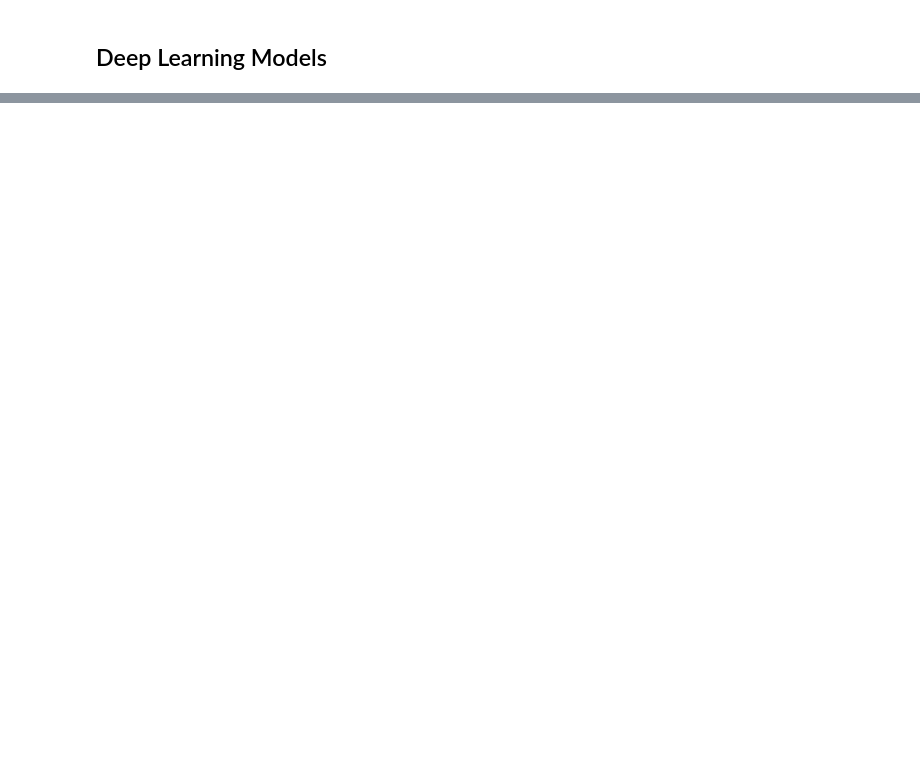
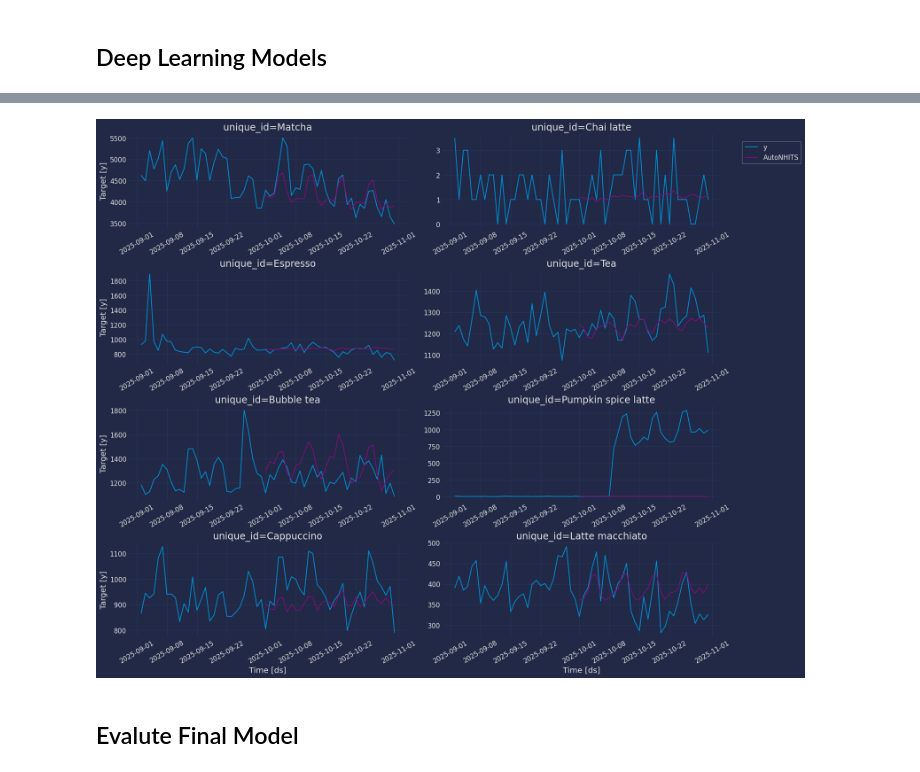
Before and after one commit to jonas-gstoettenmayr/cafe_upscaling_models, a Jupyter notebook: models_forecast_eval/model_final.ipynb, the cells around one changed output, grey strips where cells are left out. Saved outputs shown, nothing was run; the diff lists cells and outputs as text; code cells hidden in the pictures; blank space fills up the shorter version.

```diff
--- a/models_forecast_eval/model_final.ipynb
+++ b/models_forecast_eval/model_final.ipynb
@@ -223,0 +530,9 @@ sf.plot(Y_df, fcst_df, max_insample_length=28 * 3,
+# %%
+plot_series(
+    pl.concat([dfs["train"]["non"].filter(pl.col("ds") > pl.lit("2025-09-01").str.to_date()), dfs["val"]["non"]]).sort("unique_id"), # type: ignore
+    dl_tuned.drop("y")
+)
+# %% [output]
+[figure, added]
+# %% [markdown]
+## Evalute Final Model
```
Also changed, not shown: parts of 71 cells of this notebook, 11 other files.
